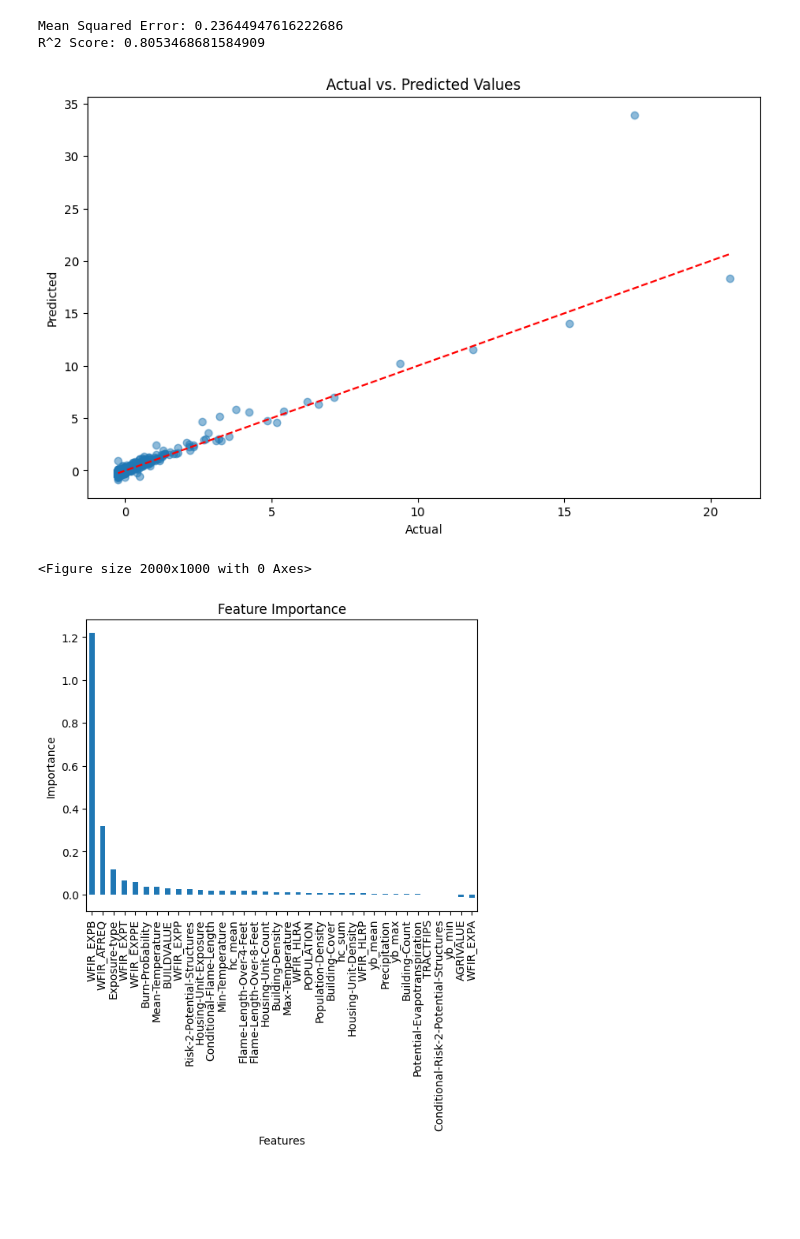
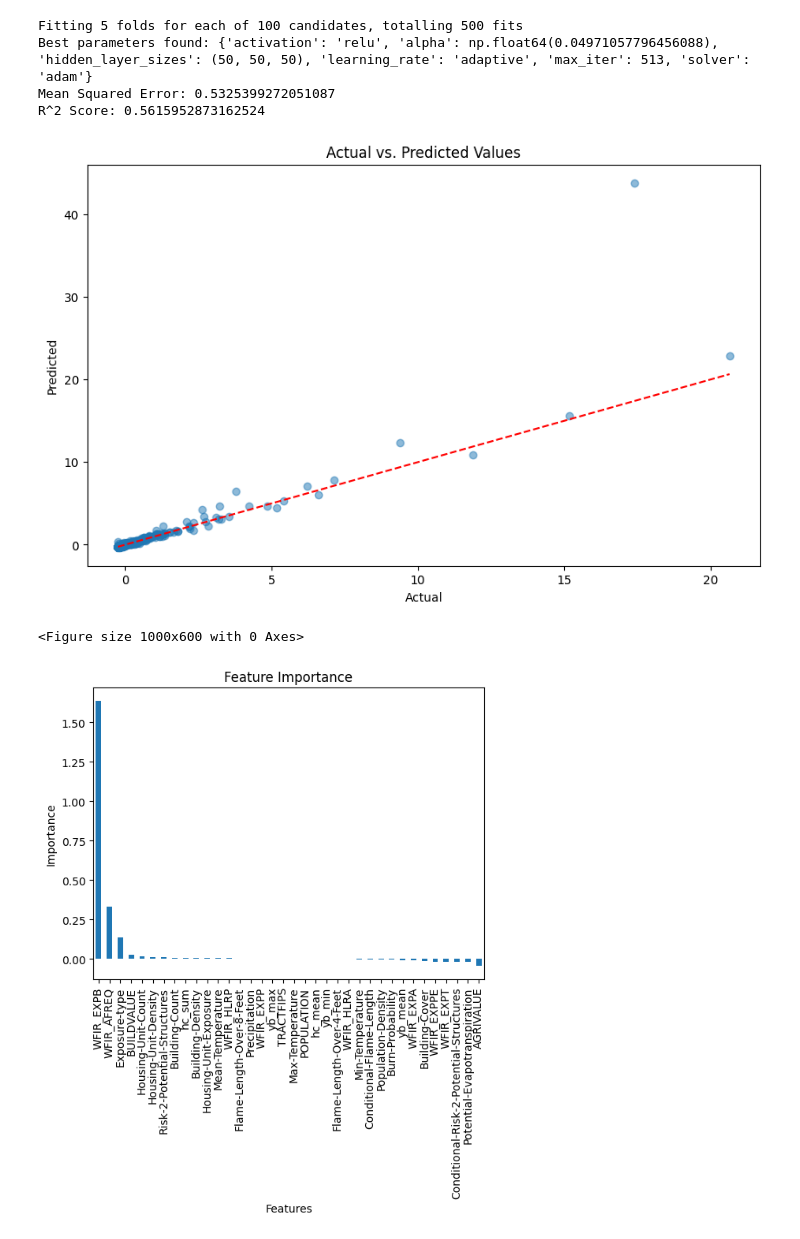
Before and after one commit to laosong-2020/i-guide-summer-school-firerisk, a Jupyter notebook: MLPRegressor.ipynb, the cells around one changed output. Cells and saved outputs as stored; diff of their text form; code cells hidden in the pictures; blank space fills up the shorter version.

Commit message:
trying to hypertune MLPRegressor

```diff
--- a/MLPRegressor.ipynb
+++ b/MLPRegressor.ipynb
@@ -2,11 +2,12 @@
 import pandas as pd
 import joblib
 from sklearn.impute import SimpleImputer
-from sklearn.model_selection import train_test_split
+from sklearn.model_selection import train_test_split, RandomizedSearchCV
 from sklearn.neural_network import MLPRegressor
 from sklearn.metrics import mean_squared_error, r2_score
 from sklearn.inspection import permutation_importance
 import matplotlib.pyplot as plt
+from scipy.stats import uniform, randint
 
 # Path to the CSV file (CHANGE FILE PATH)
 csv_file = 'datasets/processed/scaled_results.csv'
@@ -38,53 +39,76 @@ X_imputed = pd.DataFrame(imputer.fit_transform(X), columns=X.columns)
 # Split the data into training and testing sets
 X_train, X_test, y_train, y_test = train_test_split(X_imputed, y, test_size=0.2, random_state=42)
 
+# Define the parameter distribution
+param_dist = {
+    'hidden_layer_sizes': [(50,50,50), (50,100,50), (100,), (150,)],
+    'activation': ['tanh', 'relu'],
+    'solver': ['sgd', 'adam'],
+    'alpha': uniform(0.0001, 0.05),
+    'learning_rate': ['constant','adaptive'],
+    'max_iter': randint(200, 600)
+}
+
 # Initialize the MLP Regressor
-mlp_regressor = MLPRegressor(hidden_layer_sizes=(100,), max_iter=500, random_state=42)
+mlp_regressor = MLPRegressor(random_state=42)
 
-# Fit the model on the training data
-mlp_regressor.fit(X_train, y_train)
+# Initialize RandomizedSearchCV
+random_search = RandomizedSearchCV(estimator=mlp_regressor, param_distributions=param_dist, n_iter=100, n_jobs=-1, cv=5, scoring='r2', random_state=42, verbose=2)
 
-# Save the model
-#joblib.dump(mlp_regressor, 'mlp_regressor_model.joblib')
+# Fit the RandomizedSearchCV on the training data
+random_search.fit(X_train, y_train)
+
+# Get the best parameters
+best_params = random_search.best_params_
+print(f"Best parameters found: {best_params}")
+
+# Fit the model with the best parameters on the entire training data
+best_mlp_regressor = random_search.best_estimator_
+best_mlp_regressor.fit(X_train, y_train)
+
+# Save the best model
+#joblib.dump(best_mlp_regressor, 'best_mlp_regressor_model.joblib')
 
 # Predict on the test data
-y_pred = mlp_regressor.predict(X_test)
+y_pred = best_mlp_regressor.predict(X_test)
 
 # Save the results to a CSV file
 #results = pd.DataFrame({'Actual': y_test, 'Predicted': y_pred})
-#results.to_csv('mlp_predictions.csv', index=False)
+#results.to_csv('best_mlp_predictions.csv', index=False)
 
 # Evaluate the model
 mse = mean_squared_error(y_test, y_pred)
 r2 = r2_score(y_test, y_pred)
 print(f"Mean Squared Error: {mse}")
 print(f"R^2 Score: {r2}")
 
 # Scatter plot of actual vs. predicted values
 plt.figure(figsize=(10, 6))
 plt.scatter(y_test, y_pred, alpha=0.5)
 plt.plot([y_test.min(), y_test.max()], [y_test.min(), y_test.max()], 'r--')
 plt.xlabel('Actual')
 plt.ylabel('Predicted')
 plt.title('Actual vs. Predicted Values')
 plt.show()
 
 # Permutation feature importance
-perm_importance = permutation_importance(mlp_regressor, X_test, y_test, n_repeats=10, random_state=42)
+perm_importance = permutation_importance(best_mlp_regressor, X_test, y_test, n_repeats=10, random_state=42)
 
 # Create a DataFrame for feature importances
 feature_importances = pd.DataFrame(perm_importance.importances_mean, index=X.columns, columns=['Importance']).sort_values(by='Importance', ascending=False)
 
 # Plot feature importance
 plt.figure(figsize=(10, 6))
 feature_importances.plot(kind='bar', legend=False)
 plt.title('Feature Importance')
 plt.xlabel('Features')
 plt.ylabel('Importance')
 plt.show()
 # %% [output]
-Mean Squared Error: 0.23644947616222686
-R^2 Score: 0.8053468681584909
+Fitting 5 folds for each of 100 candidates, totalling 500 fits
+Best parameters found: {'activation': 'relu', 'alpha': np.float64(0.04971057796456088), 'hidden_layer_sizes': (50, 50, 50), 'learning_rate': 'adaptive', 'max_iter': 513, 'solver': 'adam'}
+Mean Squared Error: 0.5325399272051087
+R^2 Score: 0.5615952873162524
-[figure, old version]
+[figure, new version]
-<Figure size 2000x1000 with 0 Axes>
+<Figure size 1000x600 with 0 Axes>
-[figure, old version]
+[figure, new version]
```
Also changed, not shown: 2 other files.
